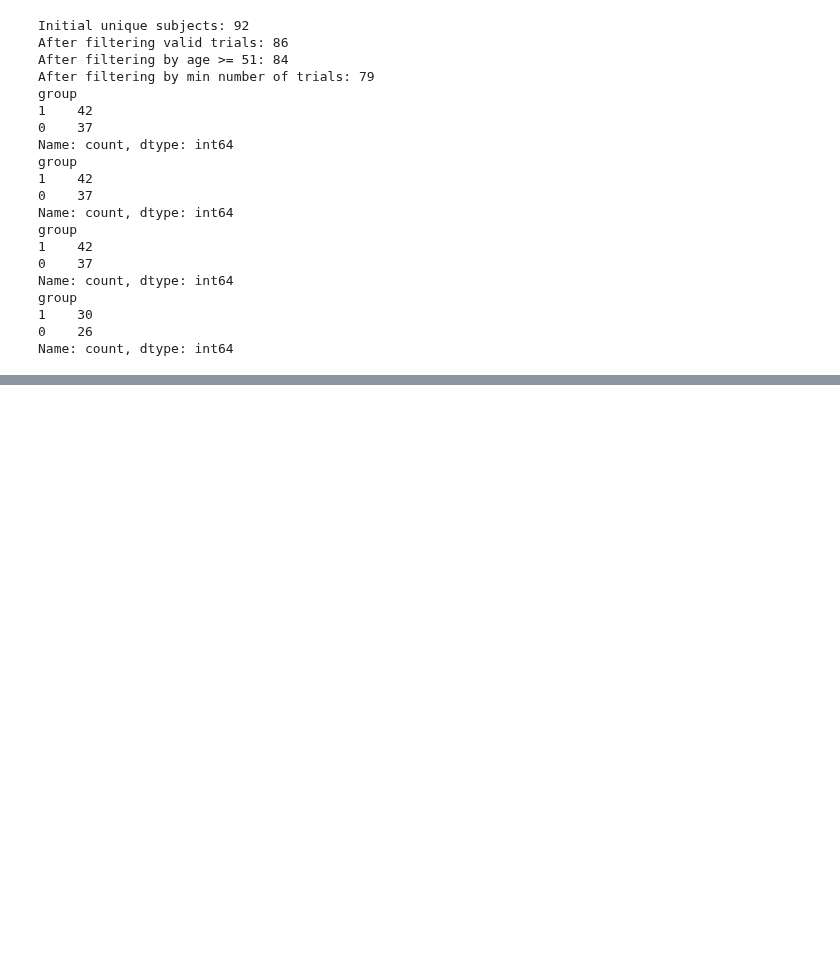
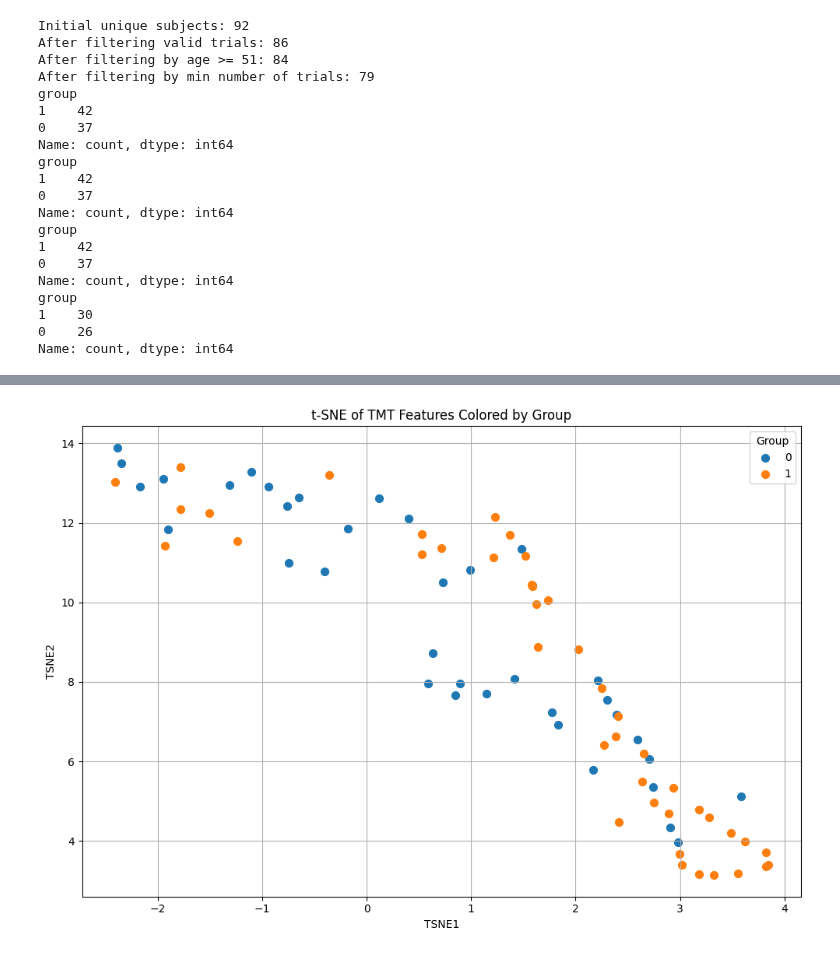
Before and after one commit to gianluca-capelo/tmt-analysis, a Jupyter notebook: notebooks/modelling.ipynb, the cells around one changed output, grey strips where cells are left out. Cells and saved outputs as stored; diff of their text form; code cells hidden in the pictures; blank space fills up the shorter version.

```diff
--- a/notebooks/modelling.ipynb
+++ b/notebooks/modelling.ipynb
@@ -637,0 +558,26 @@ len(df_digital_tmt_with_target.columns)
+# %%
+# 1. Perform t-SNE
+tsne = TSNE(n_components=2, perplexity=30, random_state=42)
+X_embedded = tsne.fit_transform(X)
+
+# 2. Convert to DataFrame
+tsne_df = pd.DataFrame(X_embedded, columns=['TSNE1', 'TSNE2'], index=X.index)
+
+# 3. Map group labels
+tsne_df['group'] = tsne_df.index.map(df_digital_tmt_with_target['group'].to_dict())
+tsne_df['group'] = tsne_df['group'].replace('amnesic', 'MCI')
+
+# 4. Plot with color by group
+plt.figure(figsize=(10, 7))
+for group, df_group in tsne_df.groupby('group'):
+    plt.scatter(df_group['TSNE1'], df_group['TSNE2'], label=group, s=50)
+
+plt.title("t-SNE of TMT Features Colored by Group")
+plt.xlabel("TSNE1")
+plt.ylabel("TSNE2")
+plt.legend(title='Group')
+plt.grid(True)
+plt.tight_layout()
+plt.show()
+# %% [output]
+[figure, added]
```
Also changed, not shown: parts of 38 cells of this notebook.
